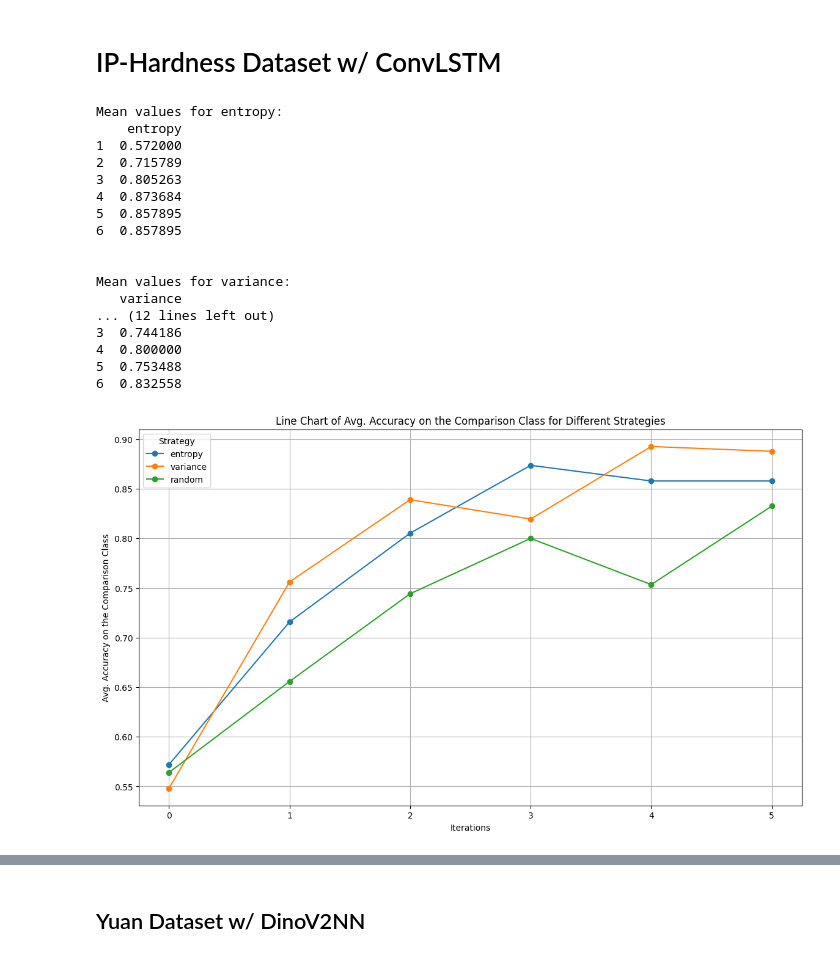
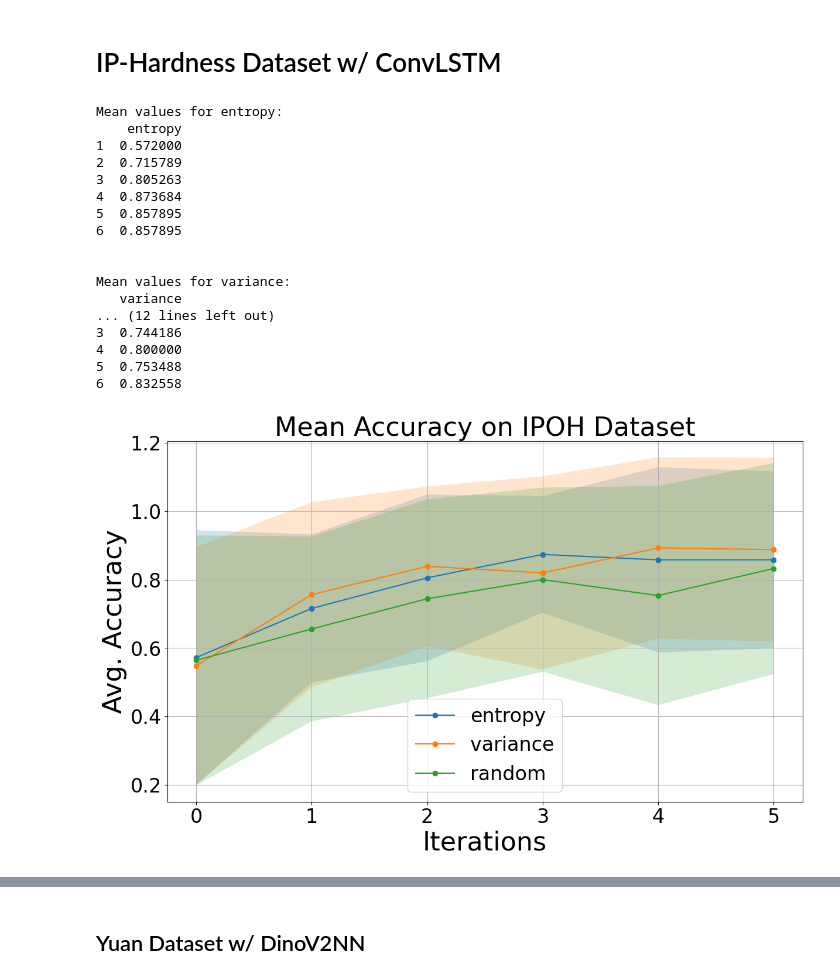
Before and after one commit to alapkshirsagar/active-tactile-hardness-classification, a Jupyter notebook: hardness_classification/visualize.ipynb, the cells around one changed output, grey strips where cells are left out. Drawn from its saved outputs; the diff is of its cells as text; code cells hidden in the pictures.

```diff
--- a/hardness_classification/visualize.ipynb
+++ b/hardness_classification/visualize.ipynb
@@ -139,7 +144,7 @@ read_and_plot(file_paths, labels, "Validation Accuracy History on Yuan Dataset")
 import pandas as pd
 import matplotlib.pyplot as plt
 
-def plot_metrics_for_strats(filename, strats, metric):
+def plot_metrics_for_strats(filename, strats, metric, path='pics/dummy.png', title='no title'):
     # 0. Read the file
     df = pd.read_csv(filename, header=None)
 
@@ -149,11 +154,18 @@ def plot_metrics_for_strats(filename, strats, metric):
         # 1. Filter rows where the first column contains the string `strat`
         filtered_df = df[df[0].str.contains(strat, na=False)]
 
-        # 2. Compute the mean of each column (excluding the first one, which is the row identifier)
+        # 2. Compute the mean and standard deviation of each column (excluding the first one, which is the row identifier)
         mean_values = filtered_df.iloc[:, 1:].mean()
+        std_values = filtered_df.iloc[:, 1:].std()
 
         # 3. Plot a line for the current strat
         plt.plot(range(len(mean_values)), mean_values, marker='o', label=strat)
+
+        # 4. Shade the standard deviation area around the line
+        plt.fill_between(range(len(mean_values)),
+                         mean_values - std_values,
+                         mean_values + std_values,
+                         alpha=0.2)  # Use transparency to shade
 
         # Prepare the DataFrame for display as a table
         mean_table = pd.DataFrame(mean_values, columns=[strat])
@@ -161,15 +173,15 @@ def plot_metrics_for_strats(filename, strats, metric):
         print(mean_table)
         print("\n")
 
-
-
     # Finalize the plot
-    plt.title(f'Line Chart of {metric} for Different Strategies')
-    plt.xlabel('Iterations')
-    plt.ylabel(metric)
-    plt.xticks(range(len(mean_values)))  # Set X-axis ticks to match the iteration indices
-    plt.legend(title='Strategy')
+    plt.title(title, fontsize=32)
+    plt.xlabel('Iterations', fontsize=32)
+    plt.ylabel(metric, fontsize=32)
+    plt.xticks(range(len(mean_values)), fontsize=24)  # Set X-axis ticks to match the iteration indices
+    plt.yticks(fontsize=24)
+    plt.legend(fontsize=24)
     plt.grid(True)
+    plt.savefig(path, format='png')
     plt.show()
 
 # Example usage:
@@ -179,24 +191,24 @@ def plot_metrics_for_strats(filename, strats, metric):
 # IP-Hardness Dataset w/ ConvLSTM
 # %%
 strats = ['entropy', 'variance', 'random']
-plot_metrics_for_strats('metrics\exp\Final_exp_hardness_ConvLSTM_acc_comp_history.csv', strats, 'Avg. Accuracy on the Comparison Class')
+plot_metrics_for_strats('metrics\exp\Final_exp_hardness_ConvLSTM_acc_comp_history.csv', strats, 'Avg. Accuracy', path='pics/IPH_Acc.png', title='Mean Accuracy on IPOH Dataset')
 # %% [output]
 Mean values for entropy:
     entropy
 1  0.572000
 2  0.715789
 3  0.805263
 4  0.873684
 5  0.857895
 6  0.857895
 
 
 Mean values for variance:
    variance
 ... (12 lines left out)
 3  0.744186
 4  0.800000
 5  0.753488
 6  0.832558
-[figure, old version]
+[figure, new version]
 # %%
```
Also changed, not shown: parts of 14 cells of this notebook.
